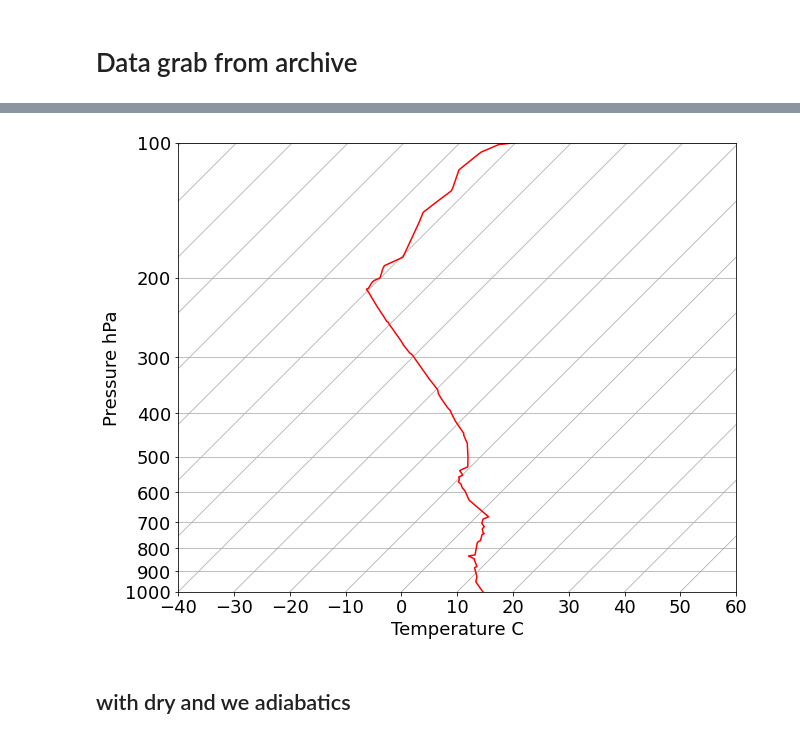
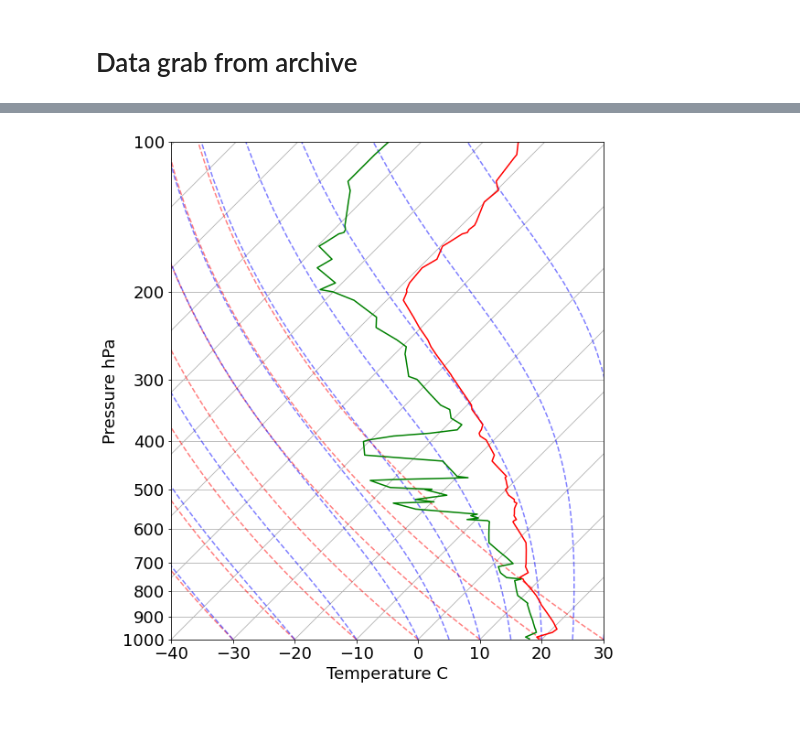
Before and after one commit to Gorkowski/Atmospheric_Science_Class, a Jupyter notebook: Classes/Part1/skew_T_parcels_plots.ipynb, the cells around one changed output, grey strips where cells are left out. Cells and saved outputs as stored; diff of their text form; code cells hidden in the pictures.

```diff
--- a/Classes/Part1/skew_T_parcels_plots.ipynb
+++ b/Classes/Part1/skew_T_parcels_plots.ipynb
@@ -52,22 +103,28 @@ data.head()
+# %%
+date = datetime(2021, 5, 23, 12)
+station = 'GRB' # stations at https://weather.uwyo.edu/upperair/sounding.html
+data = WyomingUpperAir.request_data(site_id=station, time=date)
+
+# different data grabs for different stations
+# GRB 2021 05 01 00
+# GRB 2021 05 23 00 and 12
 # %%
 fig = plt.figure(figsize=(10, 10))
 plt.rcParams['font.size'] = '18'
 
 skew = SkewT(fig, rotation=45)
 
 # Plot the data using normal plotting functions, in this case using
 # log scaling in Y, as dictated by the typical meteorological plot.
 skew.plot(data['pressure'], data['temperature'], 'r')
-# skew.plot(data['pressure'], data['dewpoint'], 'g')
-# skew.plot_barbs(p, u, v)
+skew.plot(data['pressure'], data['dewpoint'], 'g')
 skew.ax.set_ylim(1000, 100)
-skew.ax.set_xlim(-40, 60)
-# ax.xlabel('Temperature C')
+skew.ax.set_xlim(-40, 30)
 skew.ax.set_xlabel('Temperature C')
 skew.ax.set_ylabel('Pressure hPa')
+skew.plot_dry_adiabats()
+skew.plot_moist_adiabats()
 
 plt.show()
 # %% [output]
-[figure, old version]
+[figure, new version]
-# %% [markdown]
-## with dry and we adiabatics
```
Also changed, not shown: parts of 8 cells of this notebook.
